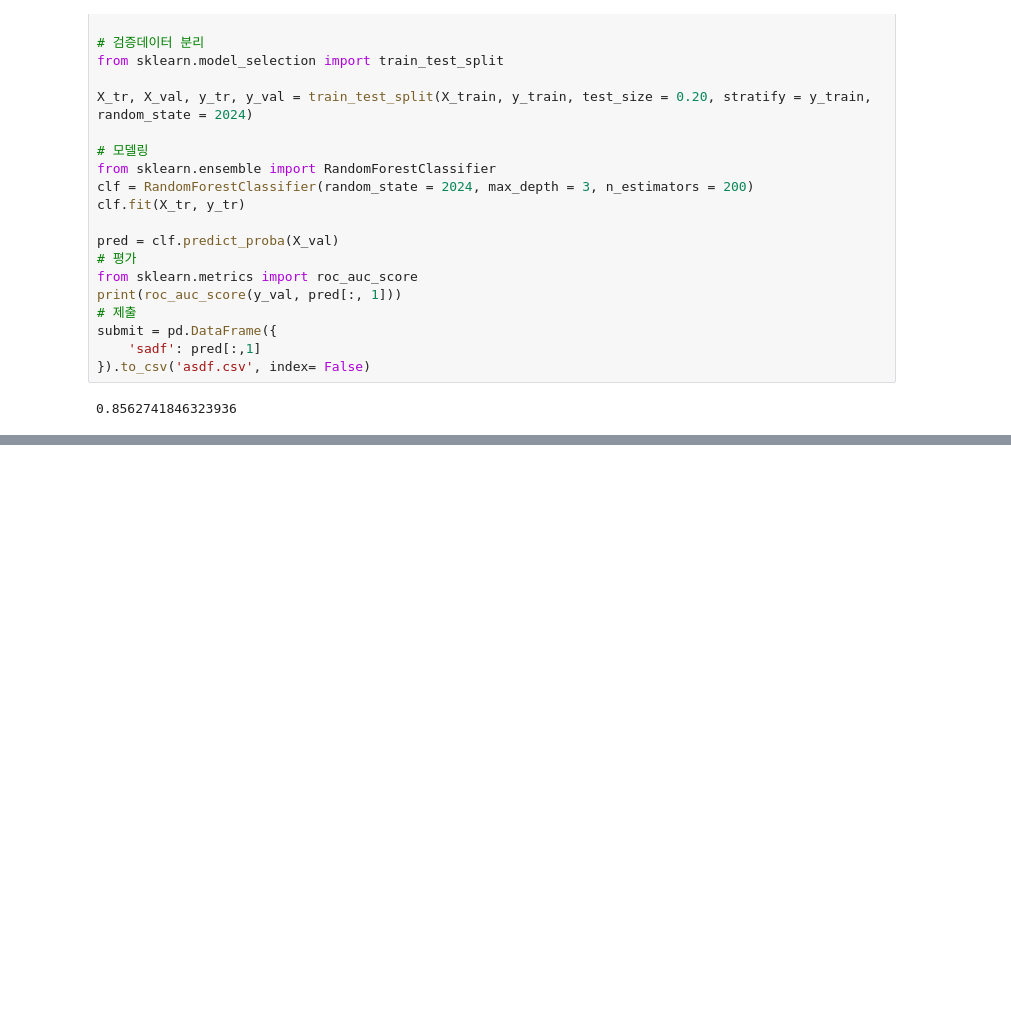
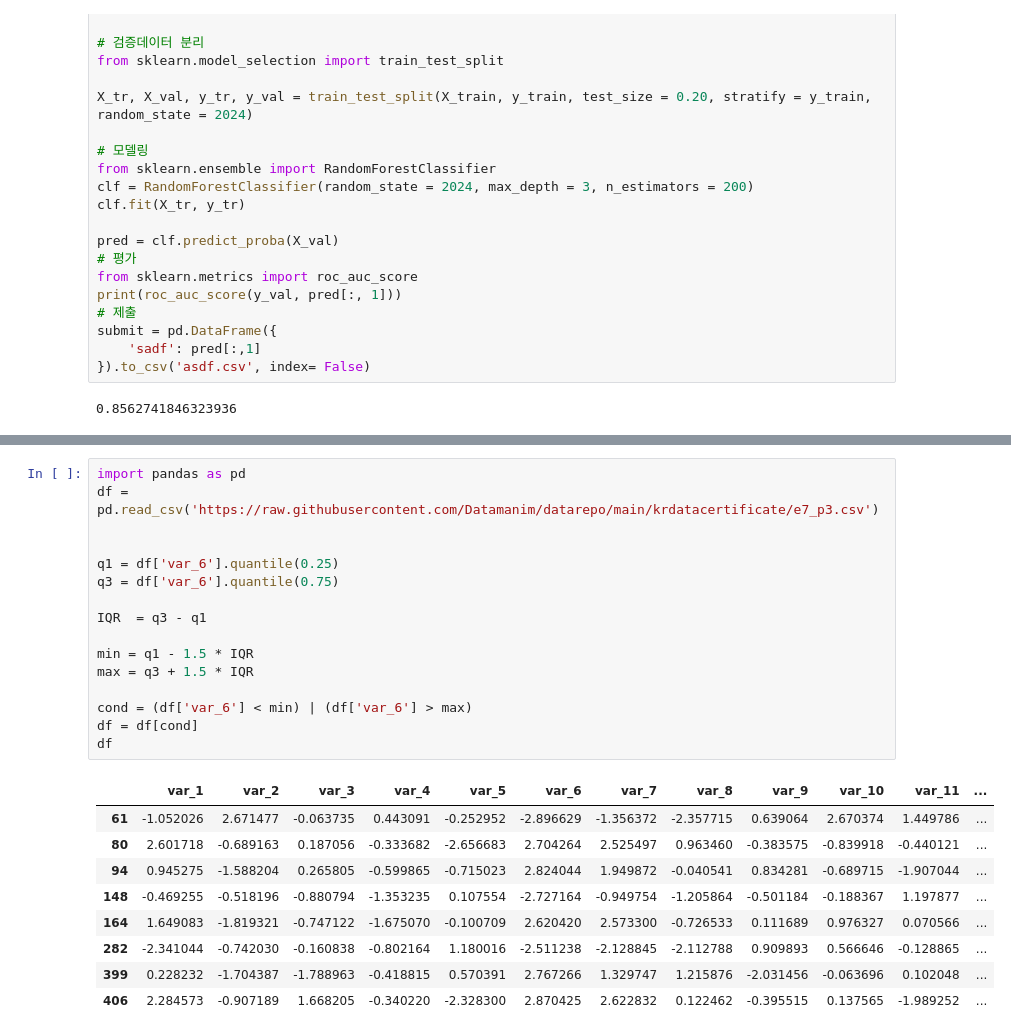
Before and after one commit to j2nhyeok/self-study, a Jupyter notebook: 빅분기 실기/데이터마님_기출_풀이.ipynb, the cells around one changed output, grey strips where cells are left out. Cells and saved outputs as stored; diff of their text form; blank space fills up the shorter version.

```diff
--- a/빅분기 실기/데이터마님_기출_풀이.ipynb
+++ b/빅분기 실기/데이터마님_기출_풀이.ipynb
@@ -1138,0 +1616,26 @@ submit = pd.DataFrame({
+# %%
+import pandas as pd
+df = pd.read_csv('https://raw.githubusercontent.com/Datamanim/datarepo/main/krdatacertificate/e7_p3.csv')
+
+
+q1 = df['var_6'].quantile(0.25)
+q3 = df['var_6'].quantile(0.75)
+
+IQR  = q3 - q1
+
+min = q1 - 1.5 * IQR
+max = q3 + 1.5 * IQR
+
+cond = (df['var_6'] < min) | (df['var_6'] > max)
+df = df[cond]
+df
+# %% [output]
+|  | var_1 | var_2 | var_3 | var_4 | var_5 | var_6 | var_7 | var_8 | var_9 | var_10 | var_11 | ... |
+| 61 | -1.052026 | 2.671477 | -0.063735 | 0.443091 | -0.252952 | -2.896629 | -1.356372 | -2.357715 | 0.639064 | 2.670374 | 1.449786 | ... |
+| 80 | 2.601718 | -0.689163 | 0.187056 | -0.333682 | -2.656683 | 2.704264 | 2.525497 | 0.963460 | -0.383575 | -0.839918 | -0.440121 | ... |
+| 94 | 0.945275 | -1.588204 | 0.265805 | -0.599865 | -0.715023 | 2.824044 | 1.949872 | -0.040541 | 0.834281 | -0.689715 | -1.907044 | ... |
+| 148 | -0.469255 | -0.518196 | -0.880794 | -1.353235 | 0.107554 | -2.727164 | -0.949754 | -1.205864 | -0.501184 | -0.188367 | 1.197877 | ... |
+| 164 | 1.649083 | -1.819321 | -0.747122 | -1.675070 | -0.100709 | 2.620420 | 2.573300 | -0.726533 | 0.111689 | 0.976327 | 0.070566 | ... |
+| 282 | -2.341044 | -0.742030 | -0.160838 | -0.802164 | 1.180016 | -2.511238 | -2.128845 | -2.112788 | 0.909893 | 0.566646 | -0.128865 | ... |
+| 399 | 0.228232 | -1.704387 | -1.788963 | -0.418815 | 0.570391 | 2.767266 | 1.329747 | 1.215876 | -2.031456 | -0.063696 | 0.102048 | ... |
+| 406 | 2.284573 | -0.907189 | 1.668205 | -0.340220 | -2.328300 | 2.870425 | 2.622832 | 0.122462 | -0.395515 | 0.137565 | -1.989252 | ... |
```
Also changed, not shown: parts of 31 cells of this notebook.
